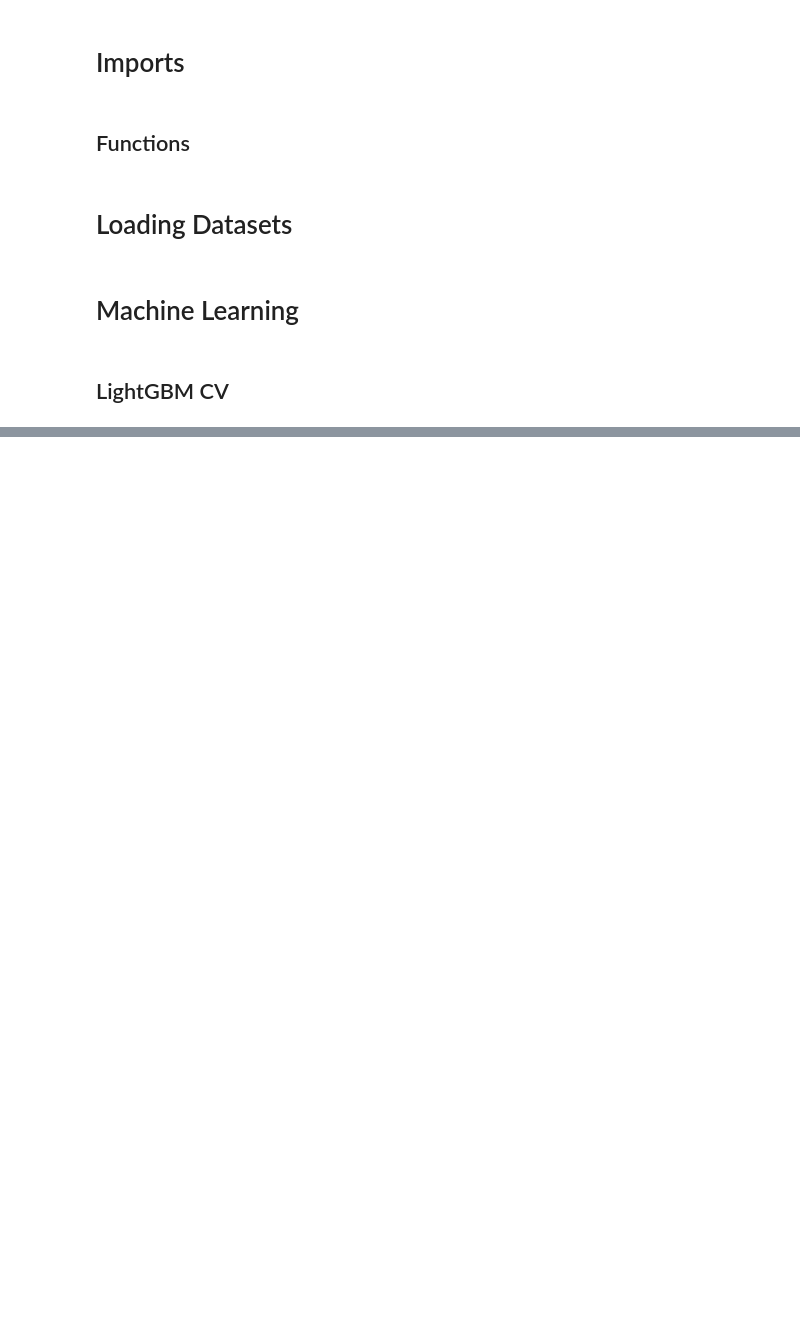
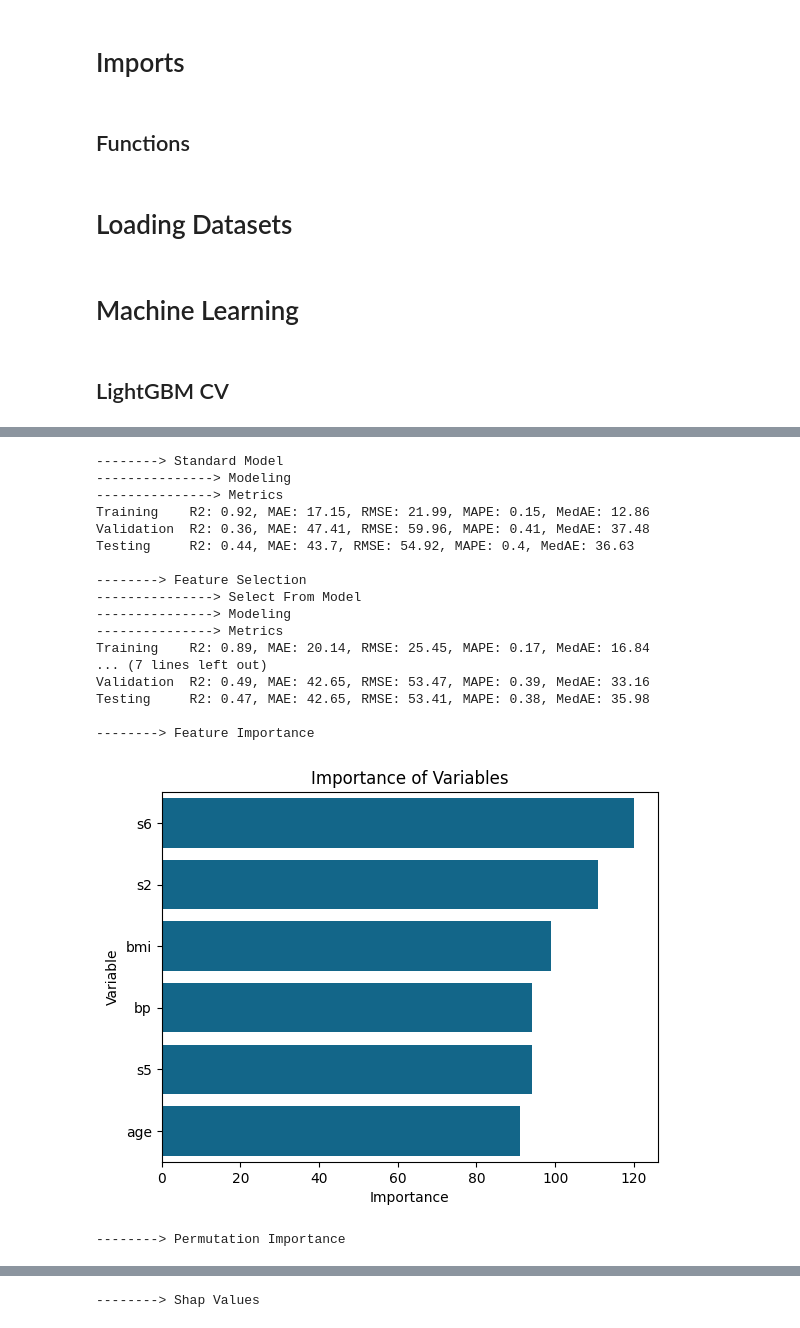
Before and after one commit to juniorcl/data-science-toolkit-depreceated, a Jupyter notebook: notebooks/automl_lightgbm_regressor_tests.ipynb, the cells around one changed output, grey strips where cells are left out. Cells and saved outputs as stored; diff of their text form; code cells hidden in the pictures; blank space fills up the shorter version.

```diff
--- a/notebooks/automl_lightgbm_regressor_tests.ipynb
+++ b/notebooks/automl_lightgbm_regressor_tests.ipynb
@@ -401,0 +360,3 @@ def fit_lgbm_regressor(X_train, y_train, X_valid, y_valid, X_test, y_test, targe
+# %%
+X_train, X_valid, y_train, y_valid = train_test_split(X, y, test_size=0.25, random_state=42)
+X_valid, X_test, y_valid, y_test = train_test_split(X_valid, y_valid, test_size=0.4, random_state=42)
@@ -401,0 +412,2 @@ def fit_lgbm_regressor(X_train, y_train, X_valid, y_valid, X_test, y_test, targe
+# %%
+fit_lgbm_regressor(X_train, y_train, X_valid, y_valid, X_test, y_test, target='target', selected_features=None, params=None, random_state=42)
@@ -401,0 +551,22 @@ def fit_lgbm_regressor(X_train, y_train, X_valid, y_valid, X_test, y_test, targe
+# %%
+dict_results = automl_lgbm_regressor(X_train, y_train, X_valid, y_valid, X_test, y_test, selection_method='sfm', target='target', n_trials=10, scoring='r2', direction='maximize')
+# %% [output]
+--------> Standard Model
+---------------> Modeling
+---------------> Metrics
+Training    R2: 0.92, MAE: 17.15, RMSE: 21.99, MAPE: 0.15, MedAE: 12.86
+Validation  R2: 0.36, MAE: 47.41, RMSE: 59.96, MAPE: 0.41, MedAE: 37.48
+Testing     R2: 0.44, MAE: 43.7, RMSE: 54.92, MAPE: 0.4, MedAE: 36.63
+
+--------> Feature Selection
+---------------> Select From Model
+---------------> Modeling
+---------------> Metrics
+Training    R2: 0.89, MAE: 20.14, RMSE: 25.45, MAPE: 0.17, MedAE: 16.84
+... (7 lines left out)
+Validation  R2: 0.49, MAE: 42.65, RMSE: 53.47, MAPE: 0.39, MedAE: 33.16
+Testing     R2: 0.47, MAE: 42.65, RMSE: 53.41, MAPE: 0.38, MedAE: 35.98
+
+--------> Feature Importance
+[figure, added]
+--------> Permutation Importance
@@ -401,0 +574 @@ def fit_lgbm_regressor(X_train, y_train, X_valid, y_valid, X_test, y_test, targe
+--------> Shap Values
```
Also changed, not shown: parts of 12 cells of this notebook, 5 other files.
